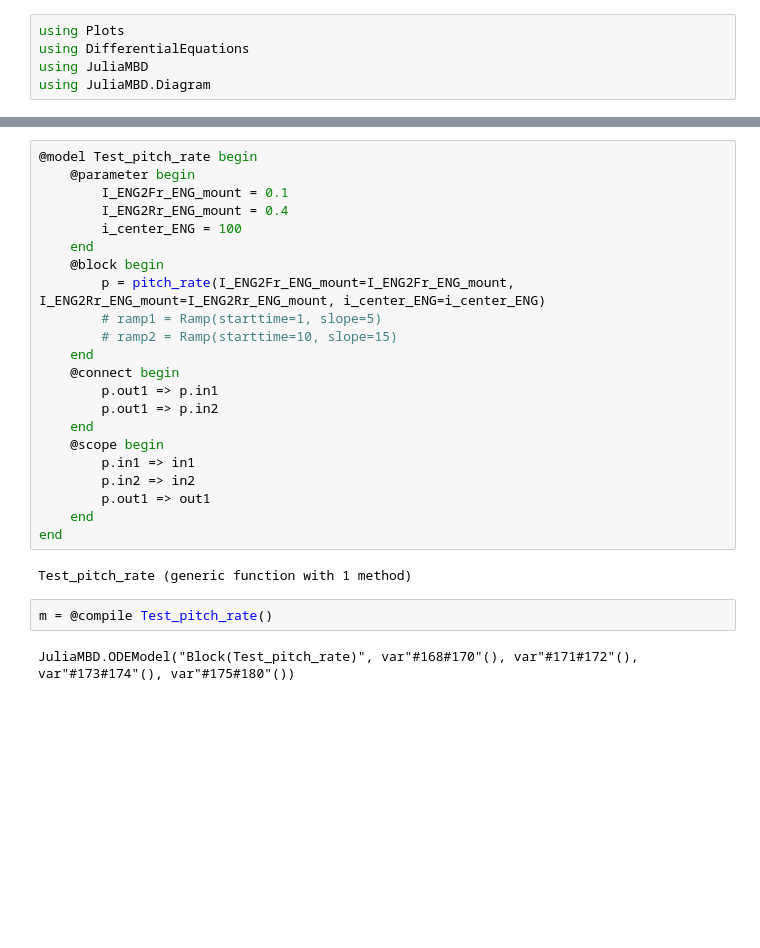
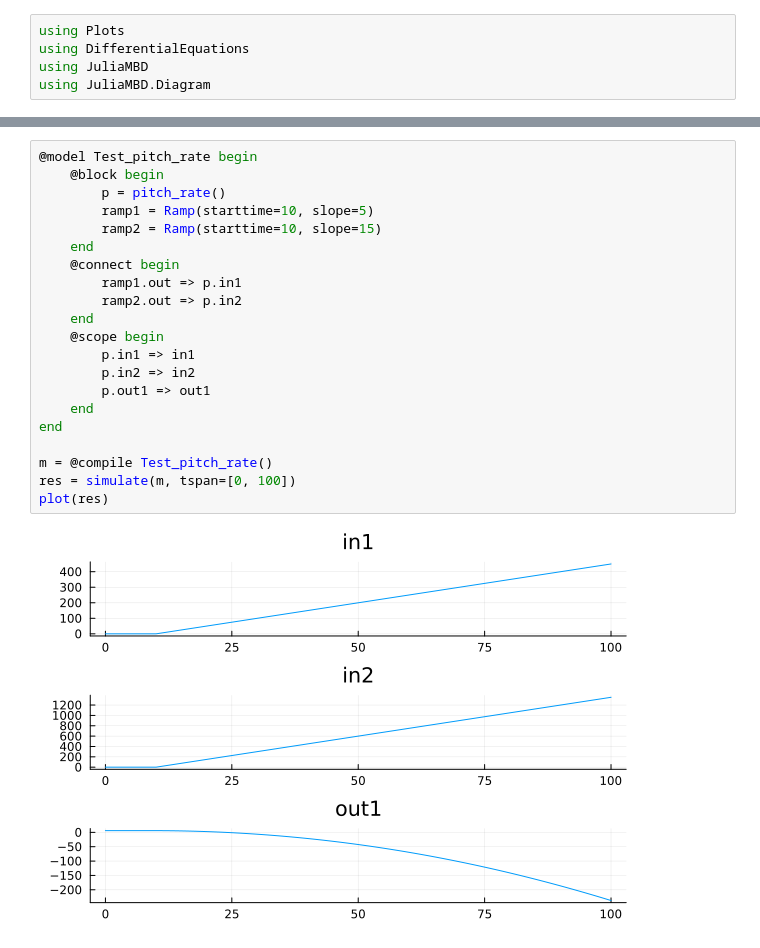
Before and after one commit to rellab/JuliaMBD-experiment, a Jupyter notebook: METI_Vertical_Vibration.ipynb, the cells around one changed output, grey strips where cells are left out. Saved outputs shown, nothing was run; the diff lists cells and outputs as text; blank space fills up the shorter version.

```diff
--- a/METI_Vertical_Vibration.ipynb
+++ b/METI_Vertical_Vibration.ipynb
@@ -16,29 +16,24 @@ end
 pitch_rate (generic function with 1 method)
 # %%
 @model Test_pitch_rate begin
-    @parameter begin
-        I_ENG2Fr_ENG_mount = 0.1
-        I_ENG2Rr_ENG_mount = 0.4
-        i_center_ENG = 100
-    end
     @block begin
-        p = pitch_rate(I_ENG2Fr_ENG_mount=I_ENG2Fr_ENG_mount, I_ENG2Rr_ENG_mount=I_ENG2Rr_ENG_mount, i_center_ENG=i_center_ENG)
-        # ramp1 = Ramp(starttime=1, slope=5)
-        # ramp2 = Ramp(starttime=10, slope=15)
+        p = pitch_rate()
+        ramp1 = Ramp(starttime=10, slope=5)
+        ramp2 = Ramp(starttime=10, slope=15)
     end
     @connect begin
-        p.out1 => p.in1
-        p.out1 => p.in2
+        ramp1.out => p.in1
+        ramp2.out => p.in2
     end
     @scope begin
         p.in1 => in1
         p.in2 => in2
         p.out1 => out1
     end
 end
+
+m = @compile Test_pitch_rate()
+res = simulate(m, tspan=[0, 100])
+plot(res)
 # %% [output]
-Test_pitch_rate (generic function with 1 method)
+[figure, added]
-# %%
-m = @compile Test_pitch_rate()
-# %% [output]
-JuliaMBD.ODEModel("Block(Test_pitch_rate)", var"#168#170"(), var"#171#172"(), var"#173#174"(), var"#175#180"())
```
Also changed, not shown: parts of 11 cells of this notebook, 2 other files.
